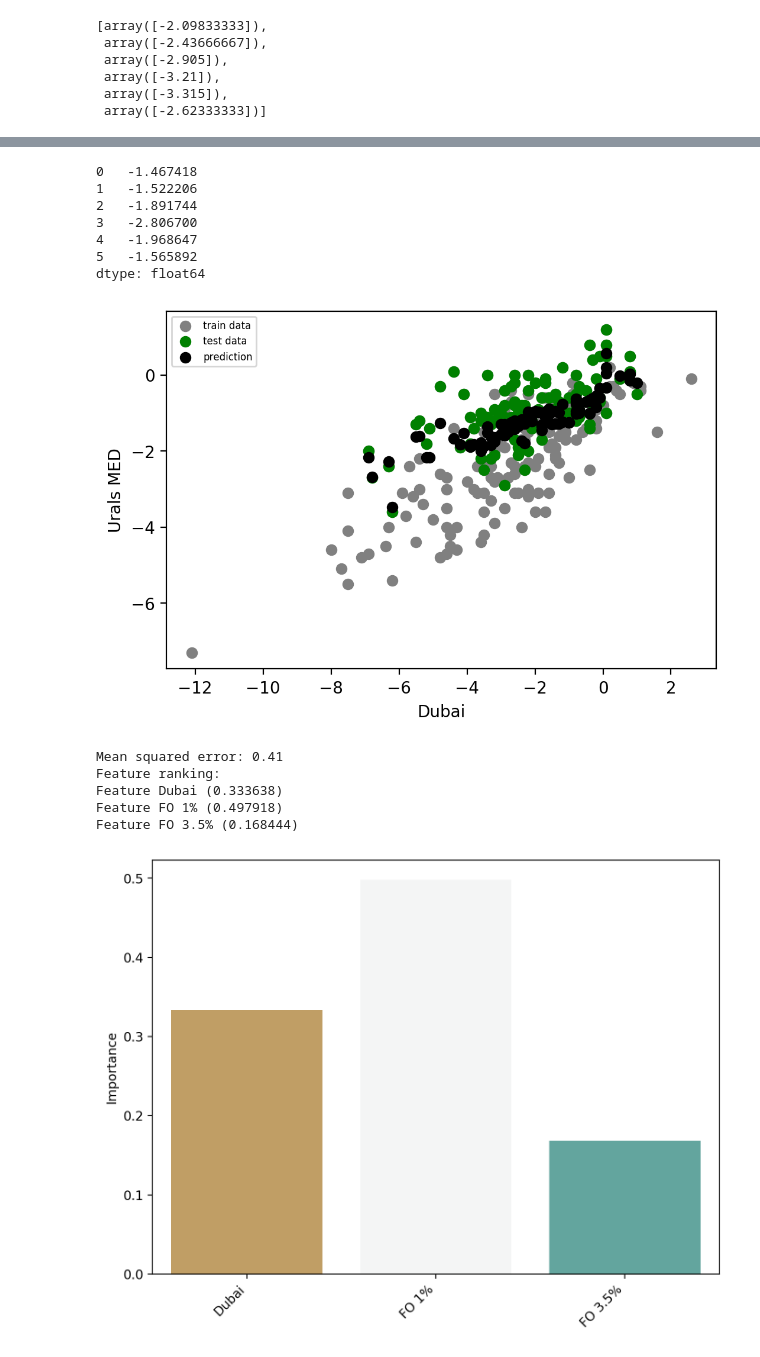
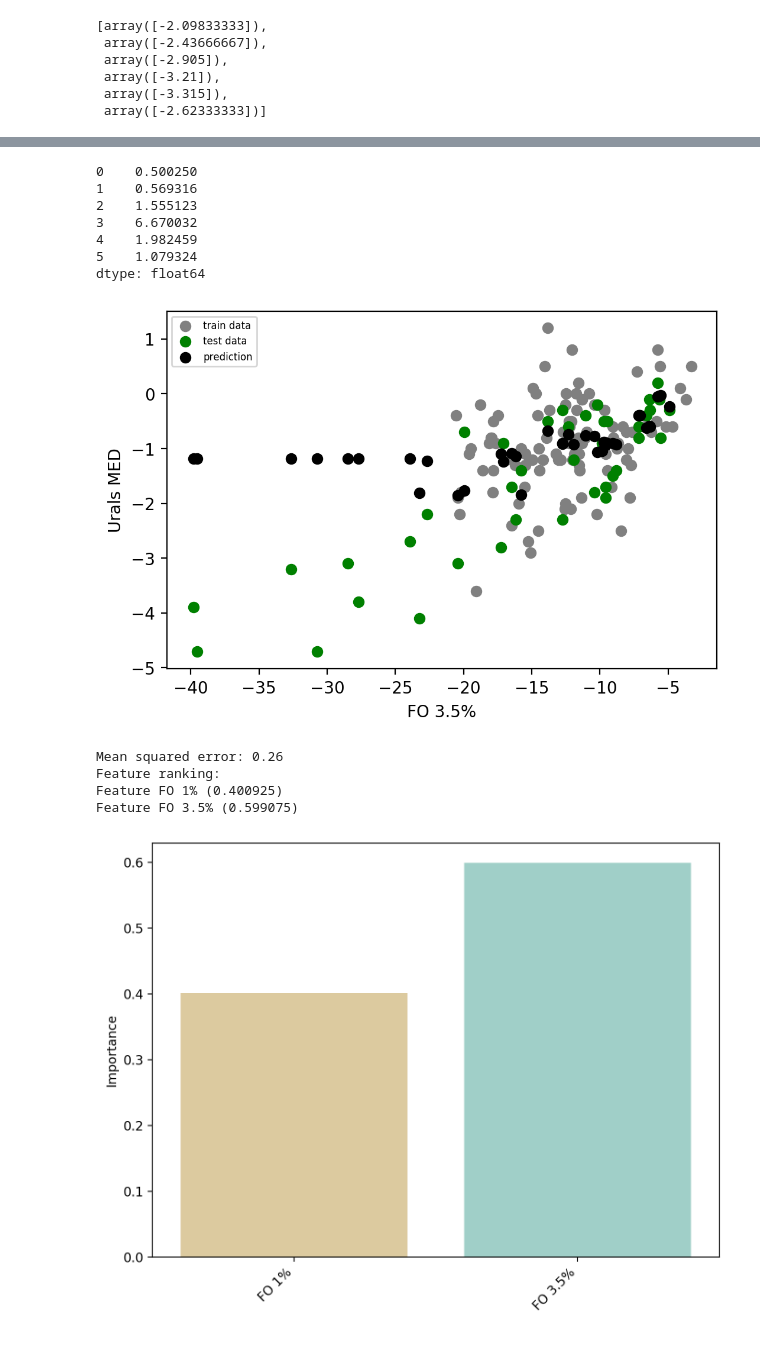
Before and after one commit to kaibawong/differential, a Jupyter notebook: UralsMED_pred.ipynb, the cells around one changed output, grey strips where cells are left out. Cells and saved outputs as stored; diff of their text form; code cells hidden in the pictures.

```diff
--- a/UralsMED_pred.ipynb
+++ b/UralsMED_pred.ipynb
@@ -143,16 +148,0 @@ Warnings:
-# %%
-input_2011 = pd.read_table('pred_Dubai2011.csv',delimiter =',')
-
-Du = input_2011.iloc[:,1]
-FO35= I_2011["Pred FO 3.5% 2011"]
-FO1= I_2011["Pred FO 1% 2011"]
-linear_UralM=regr.intercept_+ regr.coef_[0]*Du + regr.coef_[1]*FO35 + regr.coef_[2]*FO1
-print(linear_UralM)
-# %% [output]
-0   -1.467418
-1   -1.522206
-2   -1.891744
-3   -2.806700
-4   -1.968647
-5   -1.565892
-dtype: float64
@@ -162,20 +149,33 @@ nonlinear_UralM =  0.291421970876107*Du - 1.22717033972297 - 0.0966332745321596*
+# %%
+
+nonlinear_UralM =   0.00724612659575245*(FO1)**2 + 0.00153428845373314*(FO1)**3 - 1.24167501962635
+- 0.03181704251647*(FO35) - 0.210034973409967*(FO1) - 0.0295232993636577*(FO1)*(FO35)
+- 0.00160888639770049*(FO35)*(FO1)**2
+# %% [output]
+0    0.500250
+1    0.569316
+2    1.555123
+3    6.670032
+4    1.982459
+5    1.079324
+dtype: float64
 # %%
 #train_combi = combi.iloc[:-100,1:]
-train_combi = combi.iloc[:,1:]
-test_combi = combi.iloc[-100:,1:]
+train_combi = combi.iloc[-100:,1:]
+test_combi = combi.iloc[95:-100,1:]
 
 plt.rcParams['figure.dpi'] = 200
 
 #x_train=train_combi.drop("Maya Europe",axis=1)
 #x_train=train_combi[train_combi.columns.difference(["Mars"])]
-x_train=train_combi[["Dubai","FO 1%", "FO 3.5%"]]
+x_train=train_combi[["FO 1%", "FO 3.5%"]]
 y_train=train_combi["Urals MED"]
 
 #df.drop('b', axis=1)
 
 #x_test=train_combi.drop("Maya Europe",axis=1)
 #x_test=test_combi[test_combi.columns.difference(["Mars"])]
-x_test=test_combi[["Dubai","FO 1%", "FO 3.5%"]]
+x_test=test_combi[["FO 1%", "FO 3.5%"]]
 y_test=test_combi["Urals MED"].to_frame()
 
 
@@ -188,46 +188,45 @@ y_pred=regressor.predict(x_test)
 y_pred=pd.DataFrame(y_pred)
 
 
-plt_train=plt.scatter(x_train["Dubai"],y_train,   color='grey')
-plt_test=plt.scatter(x_test["Dubai"],y_test,   color='green')
-plt_pred=plt.scatter(x_test["Dubai"], y_pred,  color='black')
+plt_train=plt.scatter(x_train["FO 3.5%"],y_train,   color='grey')
+plt_test=plt.scatter(x_test["FO 3.5%"],y_test,   color='green')
+plt_pred=plt.scatter(x_test["FO 3.5%"], y_pred,  color='black')
 
 
 
-plt.xlabel("Dubai")
+plt.xlabel("FO 3.5%")
 plt.ylabel("Urals MED")
 plt.legend((plt_train, plt_test,plt_pred),("train data", "test data","prediction"))
 plt.show()
 
 print("Mean squared error: %.2f"
       % np.mean((regressor.predict(x_train) - y_train) ** 2))
 
 import seaborn as sns
 importances=regressor.feature_importances_
 
 indices=list(x_train)
 print("Feature ranking:")
 
 for f in range(x_train.shape[1]):
     print("Feature %s (%f)" % (indices[f], importances[f]))
 
 f, (ax1) = plt.subplots(1, 1, figsize=(8, 6), sharex=True)
 sns.barplot(indices, importances, palette="BrBG", ax=ax1)
 ax1.set_ylabel("Importance")
 
 ax1.set_xticklabels(
     ax1.get_xticklabels(),
     rotation=45,
     horizontalalignment='right'
 );
 # %% [output]
-[figure, old version]
+[figure, new version]
-Mean squared error: 0.41
+Mean squared error: 0.26
 Feature ranking:
-Feature Dubai (0.333638)
-Feature FO 1% (0.497918)
-Feature FO 3.5% (0.168444)
+Feature FO 1% (0.400925)
+Feature FO 3.5% (0.599075)
-[figure, old version]
+[figure, new version]
 # %%
 #data_df = price[['Dated brent','FO 3.5%','FO 1%']]
 
```
Also changed, not shown: parts of 7 cells of this notebook, 4 other files.
